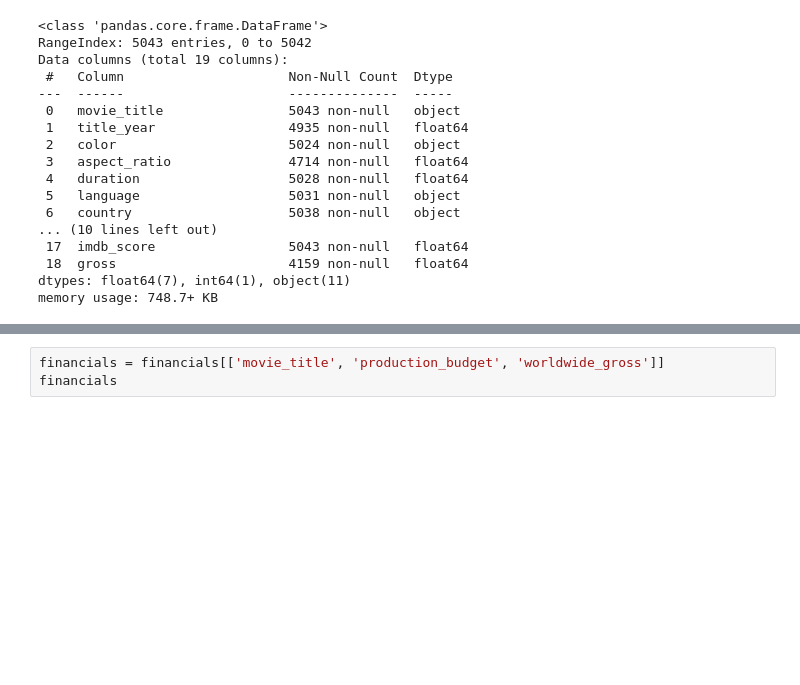
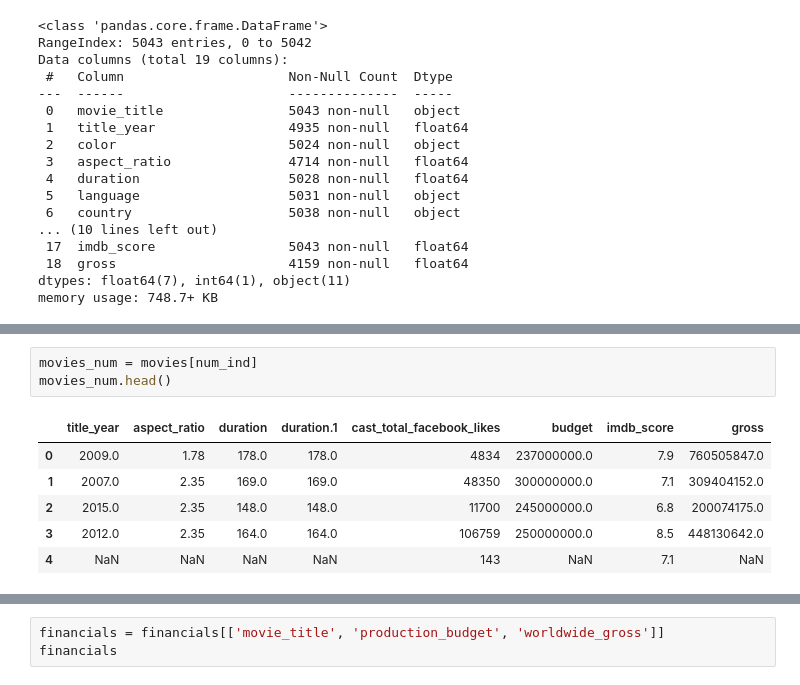
Before and after one commit to Xicotrainer/git-learning, a Jupyter notebook: numpy_practice.ipynb, the cells around one changed output, grey strips where cells are left out. Drawn from its saved outputs; the diff is of its cells as text; blank space fills up the shorter version.

```diff
--- a/numpy_practice.ipynb
+++ b/numpy_practice.ipynb
@@ -110,0 +108,10 @@ pandas.core.indexes.base.Index
+# %%
+movies_num = movies[num_ind]
+movies_num.head()
+# %% [output]
+|  | title_year | aspect_ratio | duration | duration.1 | cast_total_facebook_likes | budget | imdb_score | gross |
+| 0 | 2009.0 | 1.78 | 178.0 | 178.0 | 4834 | 237000000.0 | 7.9 | 760505847.0 |
+| 1 | 2007.0 | 2.35 | 169.0 | 169.0 | 48350 | 300000000.0 | 7.1 | 309404152.0 |
+| 2 | 2015.0 | 2.35 | 148.0 | 148.0 | 11700 | 245000000.0 | 6.8 | 200074175.0 |
+| 3 | 2012.0 | 2.35 | 164.0 | 164.0 | 106759 | 250000000.0 | 8.5 | 448130642.0 |
+| 4 | NaN | NaN | NaN | NaN | 143 | NaN | 7.1 | NaN |
```
Also changed, not shown: parts of 10 cells of this notebook.
